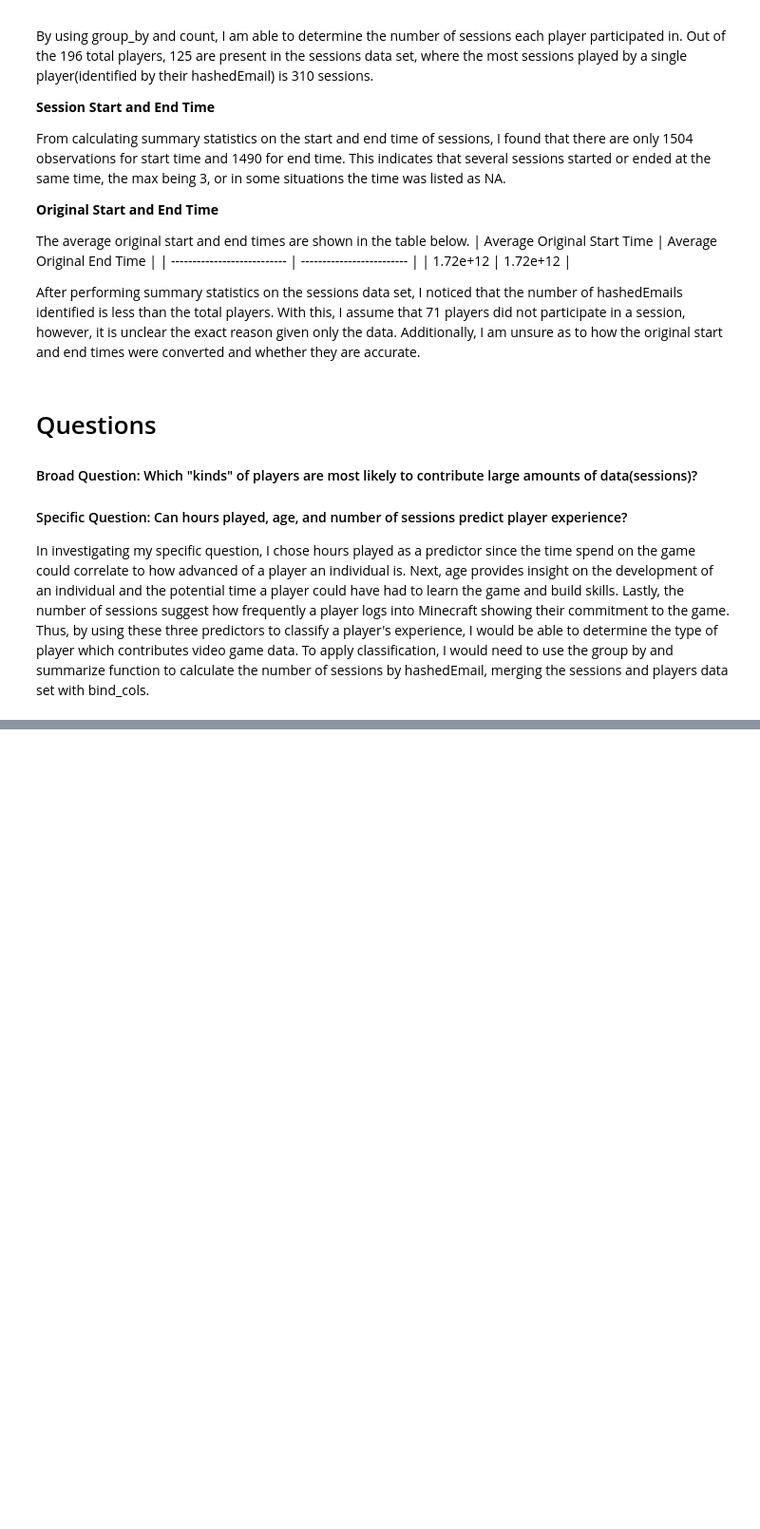
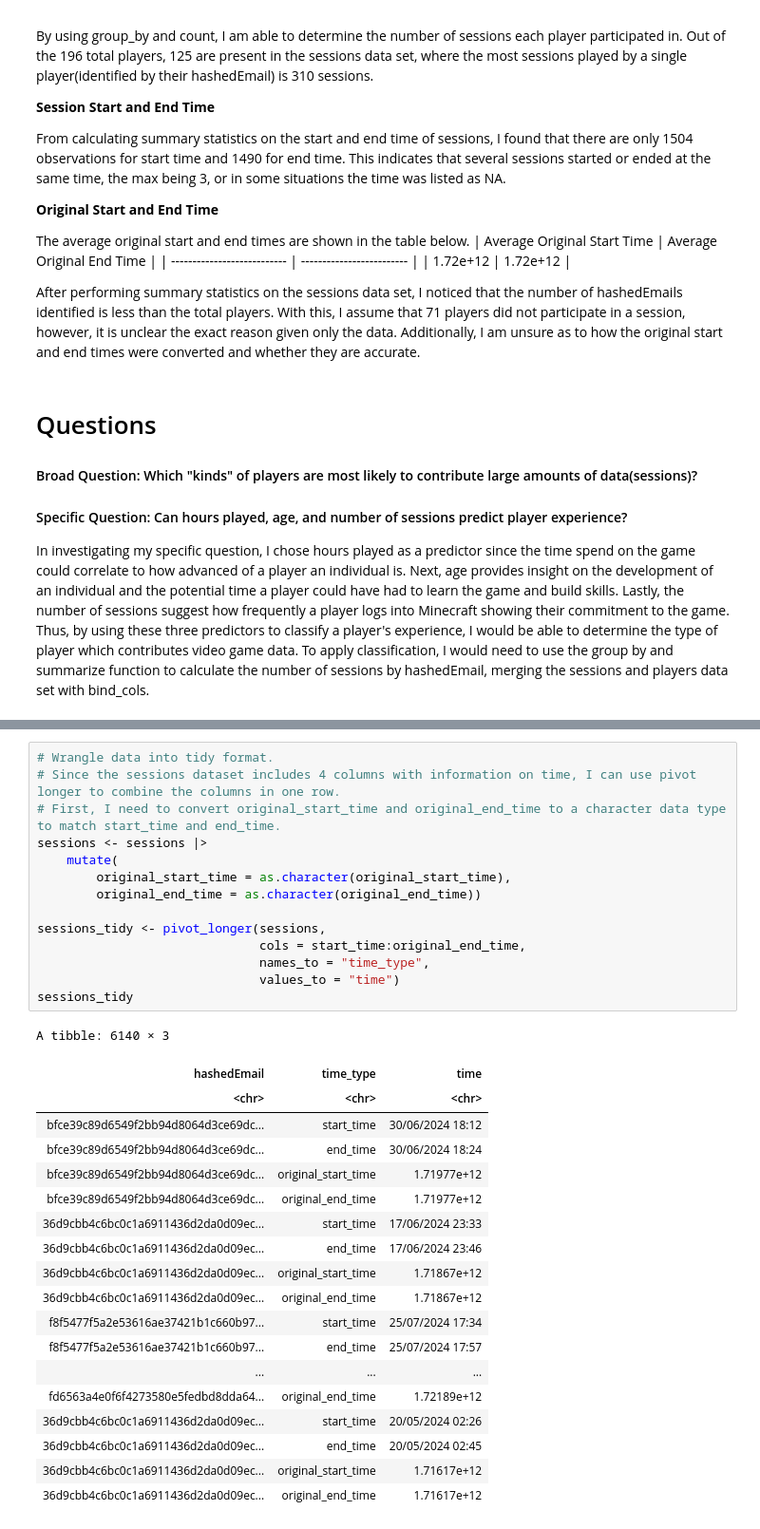
Before and after one commit to kirstenkam/dsci_project, a Jupyter notebook: individual_project_planning.ipynb, the cells around one changed output, grey strips where cells are left out. Shown at 95% size. Cells and saved outputs as stored; diff of their text form; blank space fills up the shorter version.

```diff
--- a/individual_project_planning.ipynb
+++ b/individual_project_planning.ipynb
@@ -460,0 +504,34 @@ In investigating my specific question, I chose hours played as a predictor since
+# %%
+# Wrangle data into tidy format.
+# Since the sessions dataset includes 4 columns with information on time, I can use pivot longer to combine the columns in one row.
+# First, I need to convert original_start_time and original_end_time to a character data type to match start_time and end_time.
+sessions <- sessions |>
+    mutate(
+        original_start_time = as.character(original_start_time),
+        original_end_time = as.character(original_end_time))
+
+sessions_tidy <- pivot_longer(sessions,
+                              cols = start_time:original_end_time,
+                              names_to = "time_type",
+                              values_to = "time")
+sessions_tidy
+# %% [output]
+A tibble: 6140 × 3
+| hashedEmail | time_type | time |
+| <chr> | <chr> | <chr> |
+| bfce39c89d6549f2bb94d8064d3ce69dc... | start_time | 30/06/2024 18:12 |
+| bfce39c89d6549f2bb94d8064d3ce69dc... | end_time | 30/06/2024 18:24 |
+| bfce39c89d6549f2bb94d8064d3ce69dc... | original_start_time | 1.71977e+12 |
+| bfce39c89d6549f2bb94d8064d3ce69dc... | original_end_time | 1.71977e+12 |
+| 36d9cbb4c6bc0c1a6911436d2da0d09ec... | start_time | 17/06/2024 23:33 |
+| 36d9cbb4c6bc0c1a6911436d2da0d09ec... | end_time | 17/06/2024 23:46 |
+| 36d9cbb4c6bc0c1a6911436d2da0d09ec... | original_start_time | 1.71867e+12 |
+| 36d9cbb4c6bc0c1a6911436d2da0d09ec... | original_end_time | 1.71867e+12 |
+| f8f5477f5a2e53616ae37421b1c660b97... | start_time | 25/07/2024 17:34 |
+| f8f5477f5a2e53616ae37421b1c660b97... | end_time | 25/07/2024 17:57 |
+| ... | ... | ... |
+| fd6563a4e0f6f4273580e5fedbd8dda64... | original_end_time | 1.72189e+12 |
+| 36d9cbb4c6bc0c1a6911436d2da0d09ec... | start_time | 20/05/2024 02:26 |
+| 36d9cbb4c6bc0c1a6911436d2da0d09ec... | end_time | 20/05/2024 02:45 |
+| 36d9cbb4c6bc0c1a6911436d2da0d09ec... | original_start_time | 1.71617e+12 |
+| 36d9cbb4c6bc0c1a6911436d2da0d09ec... | original_end_time | 1.71617e+12 |
```
Also changed, not shown: parts of 9 cells of this notebook.
